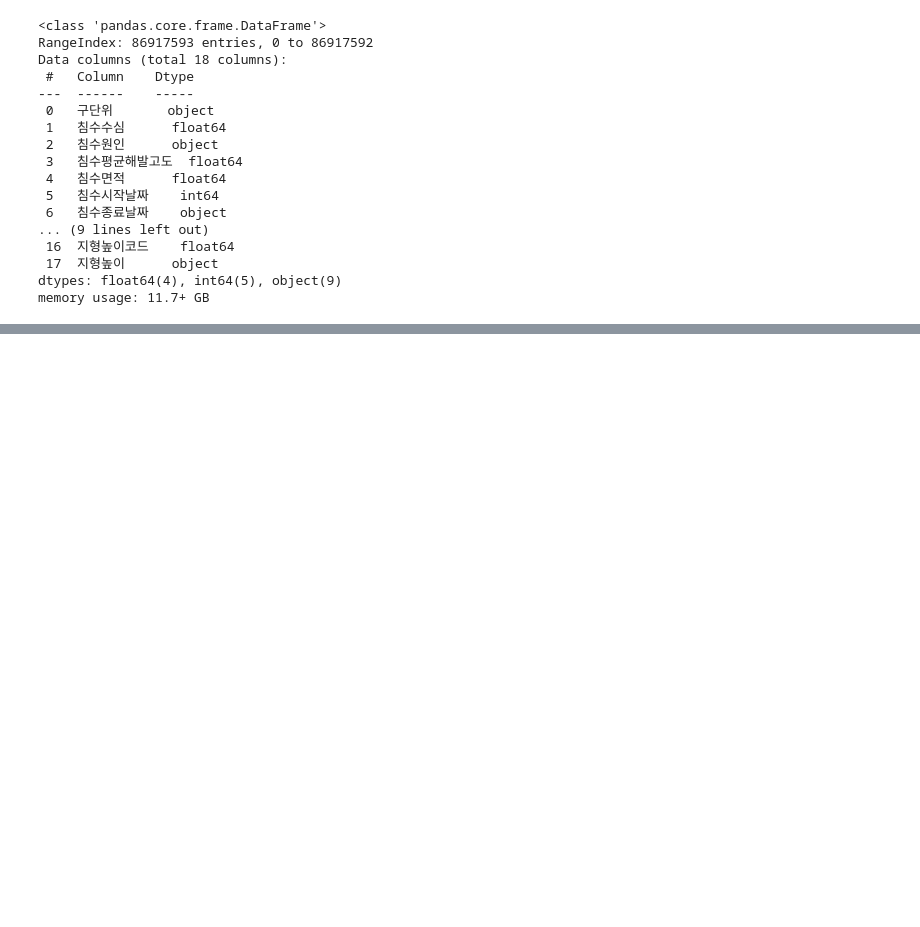
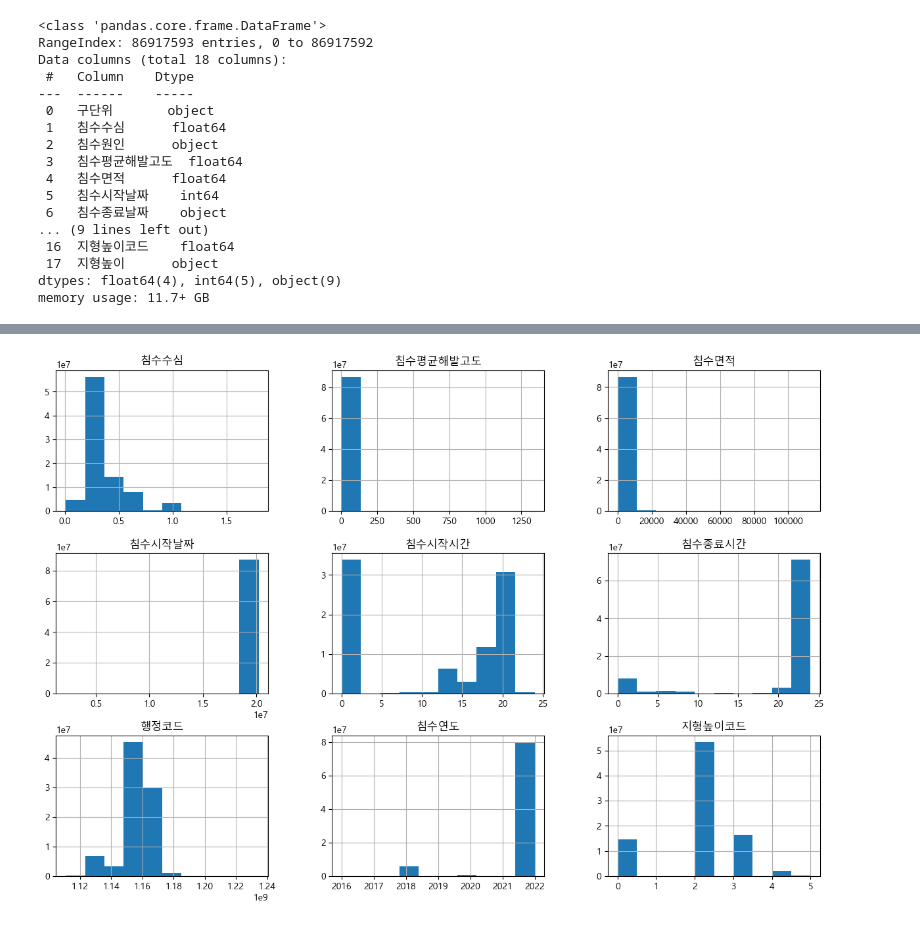
Before and after one commit to Choiinwoo401/Final_Project, a Jupyter notebook: 남수형/침수와지형데이터분석.ipynb, the cells around one changed output, grey strips where cells are left out. Drawn from its saved outputs; the diff is of its cells as text; code cells hidden in the pictures; blank space fills up the shorter version.

```diff
--- a/남수형/침수와지형데이터분석.ipynb
+++ b/남수형/침수와지형데이터분석.ipynb
@@ -1024,0 +1165,5 @@ memory usage: 11.7+ GB
+# %%
+merged_df.hist(figsize=(15, 10))
+plt.show()
+# %% [output]
+[figure, added]
```
Also changed, not shown: parts of 20 cells of this notebook.
